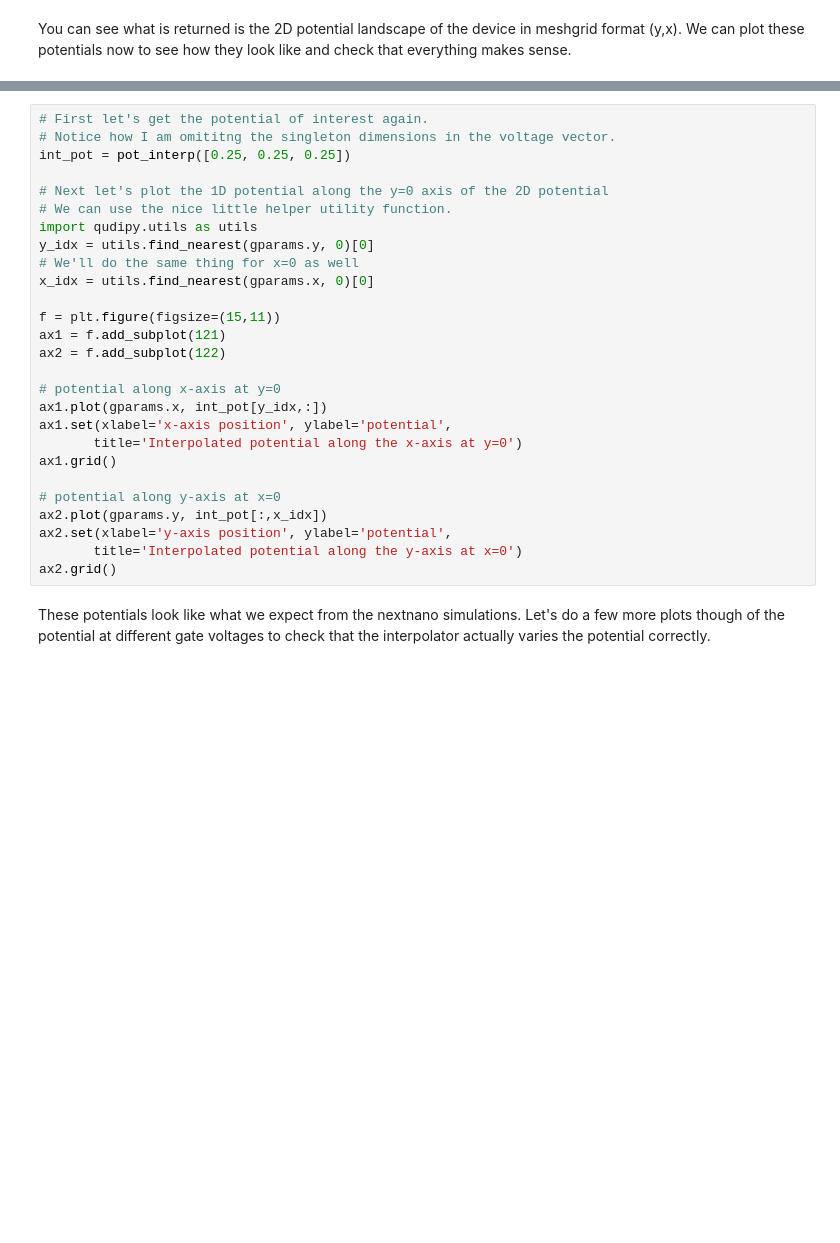
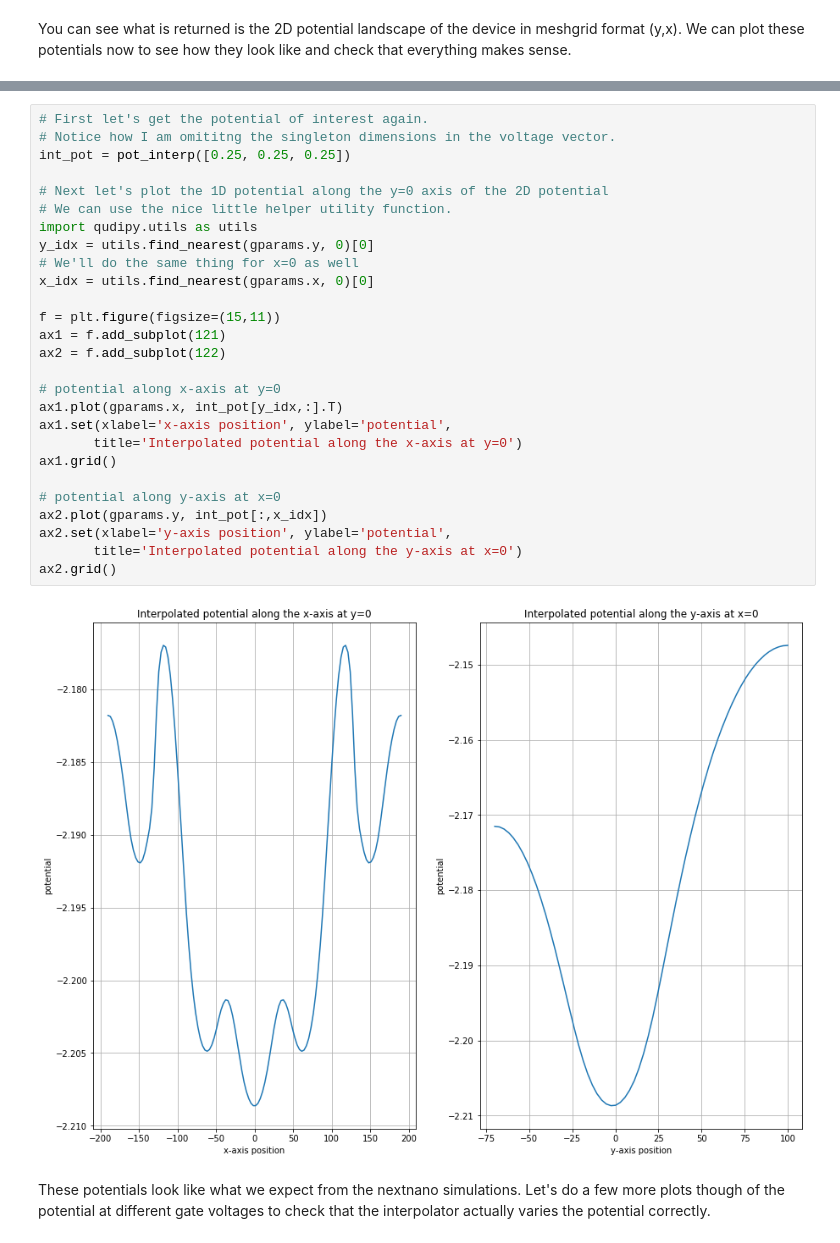
Before and after one commit to gharib85/QuDiPy, a Jupyter notebook: tutorials/Loading Potentials.ipynb, the cells around one changed output, grey strips where cells are left out. Cells and saved outputs as stored; diff of their text form; blank space fills up the shorter version.

```diff
--- a/tutorials/Loading Potentials.ipynb
+++ b/tutorials/Loading Potentials.ipynb
@@ -75,30 +104,32 @@ You can see what is returned is the 2D potential landscape of the device in mesh
 # %%
 # First let's get the potential of interest again.
 # Notice how I am omititng the singleton dimensions in the voltage vector.
 int_pot = pot_interp([0.25, 0.25, 0.25])
 
 # Next let's plot the 1D potential along the y=0 axis of the 2D potential
 # We can use the nice little helper utility function.
 import qudipy.utils as utils
 y_idx = utils.find_nearest(gparams.y, 0)[0]
 # We'll do the same thing for x=0 as well
 x_idx = utils.find_nearest(gparams.x, 0)[0]
 
 f = plt.figure(figsize=(15,11))
 ax1 = f.add_subplot(121)
 ax2 = f.add_subplot(122)
 
 # potential along x-axis at y=0
-ax1.plot(gparams.x, int_pot[y_idx,:])
+ax1.plot(gparams.x, int_pot[y_idx,:].T)
 ax1.set(xlabel='x-axis position', ylabel='potential',
        title='Interpolated potential along the x-axis at y=0')
 ax1.grid()
 
 # potential along y-axis at x=0
 ax2.plot(gparams.y, int_pot[:,x_idx])
 ax2.set(xlabel='y-axis position', ylabel='potential',
        title='Interpolated potential along the y-axis at x=0')
 ax2.grid()
+# %% [output]
+[figure, added]
 # %% [markdown]
 These potentials look like what we expect from the nextnano simulations.  Let's do a few more plots though of the potential at different gate voltages to check that the interpolator actually varies the potential correctly.
 # %%
```
Also changed, not shown: parts of 4 cells of this notebook, 3 other files.
